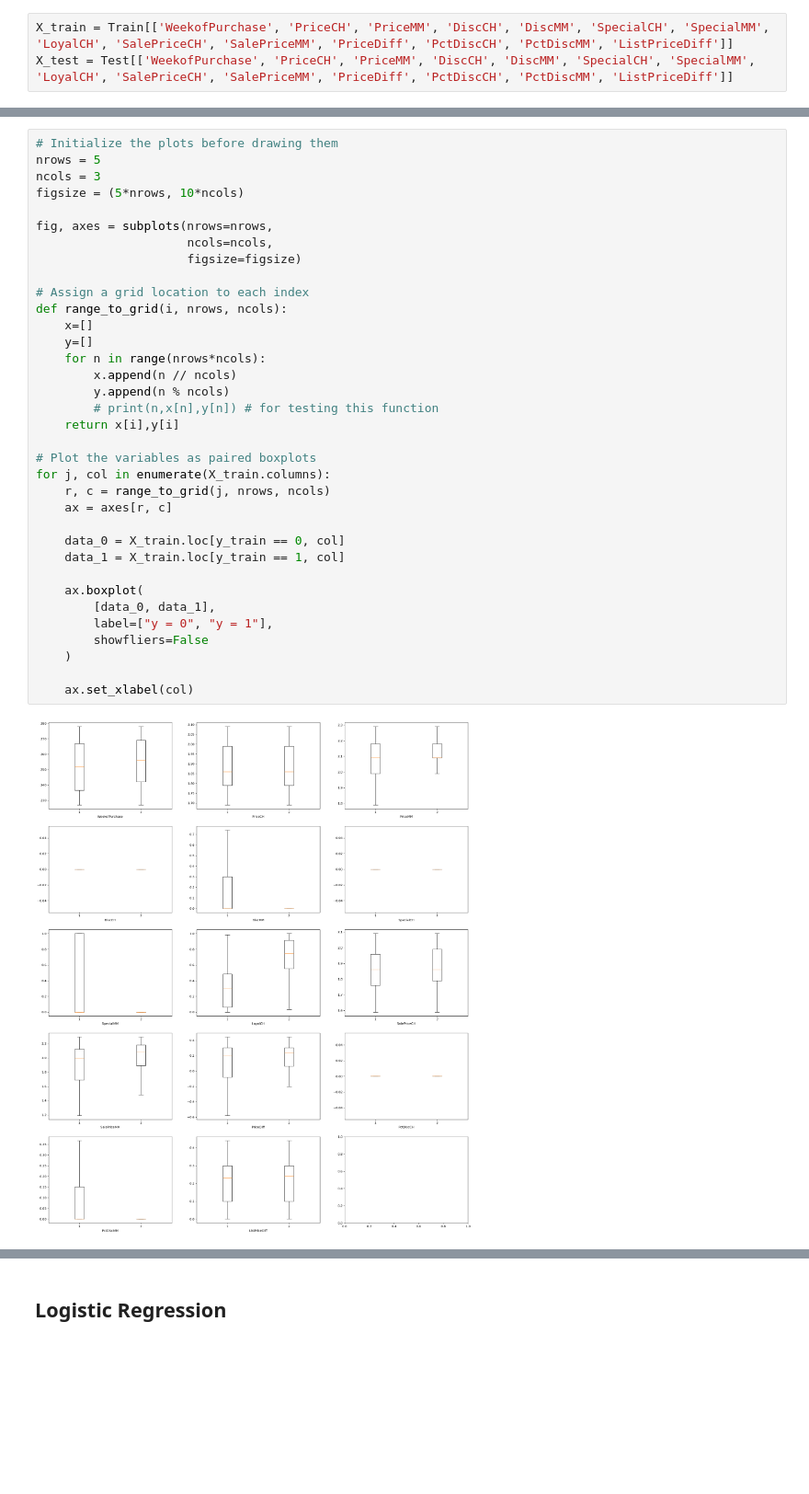
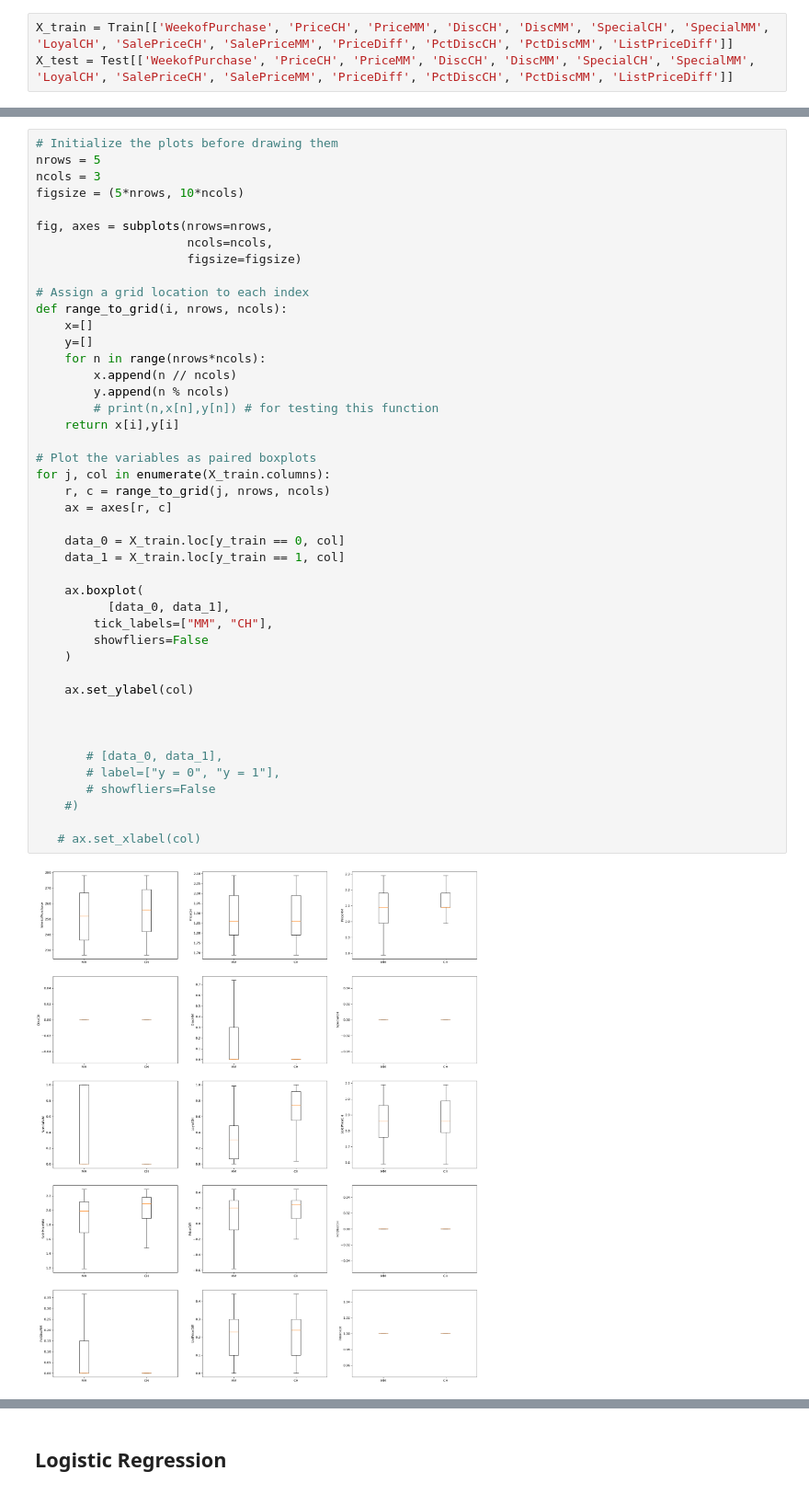
Before and after one commit to benjiezastavker-star/code_2600, a Jupyter notebook: mod06_classification.ipynb, the cells around one changed output, grey strips where cells are left out. Shown at 92% size. Cells and saved outputs as stored; diff of their text form; blank space fills up the shorter version.

```diff
--- a/mod06_classification.ipynb
+++ b/mod06_classification.ipynb
@@ -125,37 +125,46 @@ nrows = 5
 ncols = 3
 figsize = (5*nrows, 10*ncols)
 
 fig, axes = subplots(nrows=nrows,
                      ncols=ncols,
                      figsize=figsize)
 
 # Assign a grid location to each index
 def range_to_grid(i, nrows, ncols):
     x=[]
     y=[]
     for n in range(nrows*ncols):
         x.append(n // ncols)
         y.append(n % ncols)
         # print(n,x[n],y[n]) # for testing this function
     return x[i],y[i]
 
 # Plot the variables as paired boxplots
 for j, col in enumerate(X_train.columns):
     r, c = range_to_grid(j, nrows, ncols)
     ax = axes[r, c]
 
     data_0 = X_train.loc[y_train == 0, col]
     data_1 = X_train.loc[y_train == 1, col]
 
     ax.boxplot(
-        [data_0, data_1],
-        label=["y = 0", "y = 1"],
+          [data_0, data_1],
+        tick_labels=["MM", "CH"],
         showfliers=False
     )
 
-    ax.set_xlabel(col)
+    ax.set_ylabel(col)
+
+
+
+       # [data_0, data_1],
+       # label=["y = 0", "y = 1"],
+       # showfliers=False
+    #)
+
+   # ax.set_xlabel(col)
 # %% [output]
-[figure, old version]
+[figure, new version]
 # %%
 X_train['intercept'] = np.ones(X_train.shape[0])
 X_test['intercept'] = np.ones(X_test.shape[0])
```
Also changed, not shown: parts of 17 cells of this notebook.
